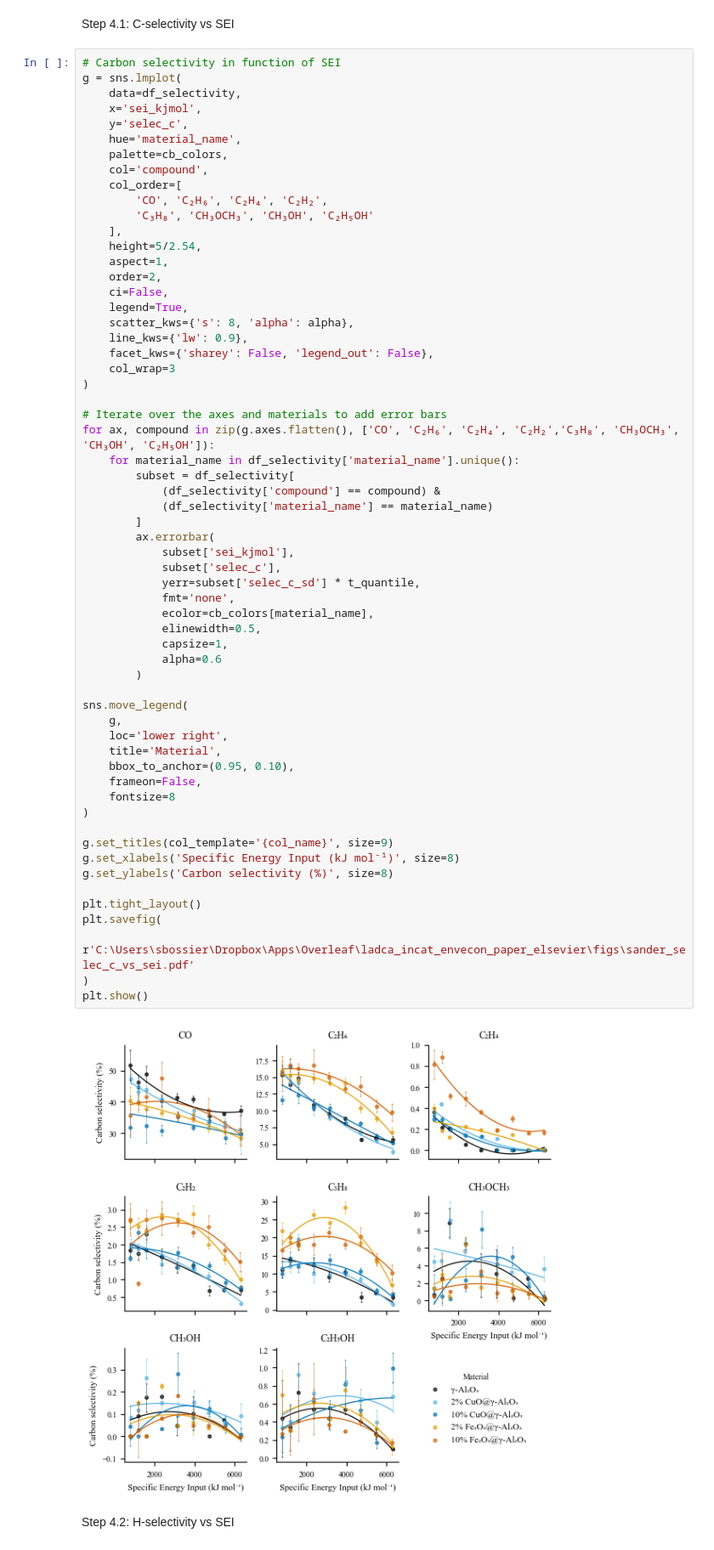
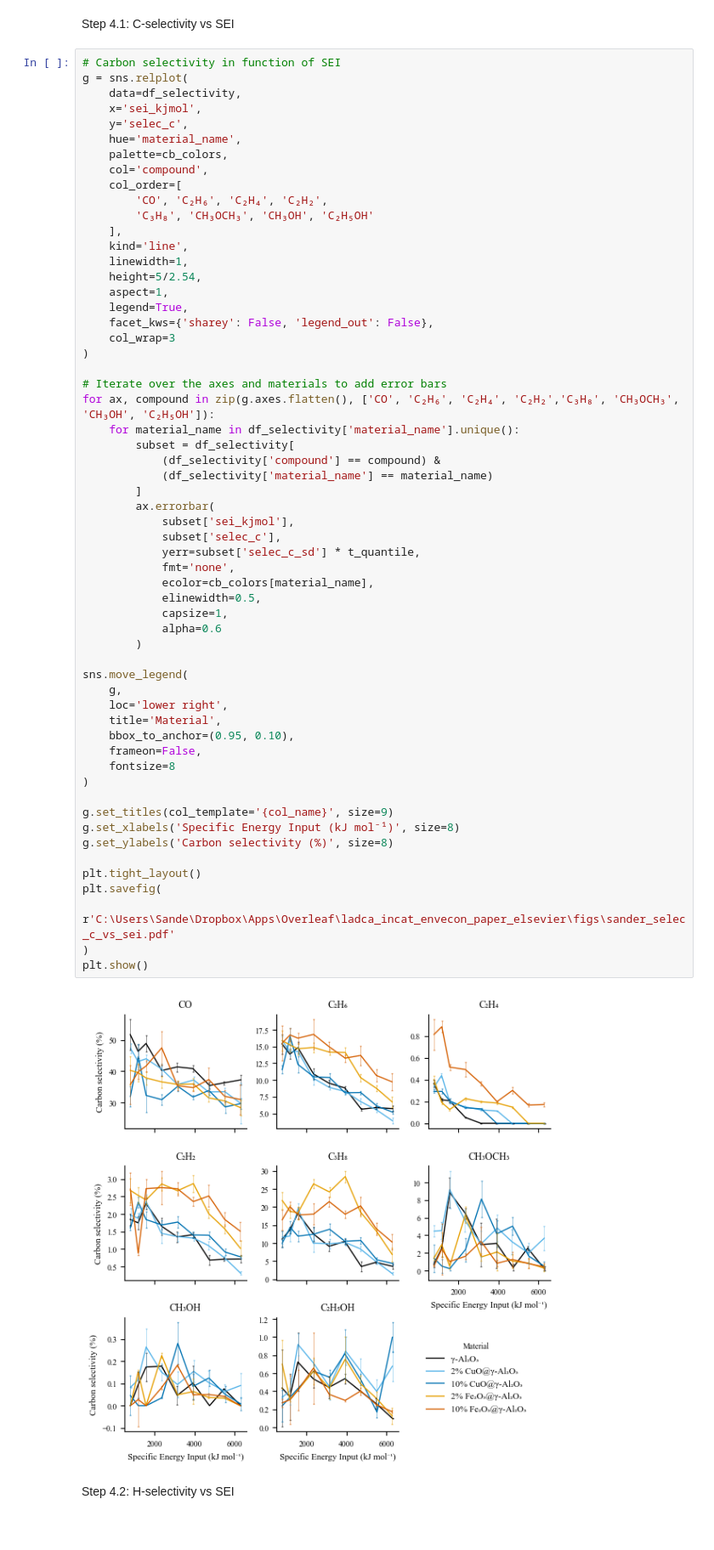
Before and after one commit to sbossier/ladca_incat_envecon_paper, a Jupyter notebook: ipynb/visualisation_chemical.ipynb, the cells around one changed output. Shown at 85% size. Saved outputs shown, nothing was run; the diff lists cells and outputs as text.

```diff
--- a/ipynb/visualisation_chemical.ipynb
+++ b/ipynb/visualisation_chemical.ipynb
@@ -449,7 +449,7 @@ df_selectivity = df[
 Step 4.1: C-selectivity vs SEI
 # %%
 # Carbon selectivity in function of SEI
-g = sns.lmplot(
+g = sns.relplot(
 	data=df_selectivity,
 	x='sei_kjmol',
 	y='selec_c',
@@ -460,13 +460,11 @@ g = sns.lmplot(
 		'CO', 'C₂H₆', 'C₂H₄', 'C₂H₂',
 		'C₃H₈', 'CH₃OCH₃', 'CH₃OH', 'C₂H₅OH'
 	],
+	kind='line',
+	linewidth=1,
 	height=5/2.54,
 	aspect=1,
-	order=2,
-	ci=False,
 	legend=True,
-	scatter_kws={'s': 8, 'alpha': alpha},
-	line_kws={'lw': 0.9},
 	facet_kws={'sharey': False, 'legend_out': False},
 	col_wrap=3
 )
@@ -480,35 +478,35 @@ for ax, compound in zip(g.axes.flatten(), ['CO', 'C₂H₆', 'C₂H₄', 'C₂H
 		]
 		ax.errorbar(
 			subset['sei_kjmol'],
 			subset['selec_c'],
 			yerr=subset['selec_c_sd'] * t_quantile,
 			fmt='none',
 			ecolor=cb_colors[material_name],
 			elinewidth=0.5,
 			capsize=1,
 			alpha=0.6
 		)
 
 sns.move_legend(
 	g,
 	loc='lower right',
 	title='Material',
 	bbox_to_anchor=(0.95, 0.10),
 	frameon=False,
 	fontsize=8
 )
 
 g.set_titles(col_template='{col_name}', size=9)
 g.set_xlabels('Specific Energy Input (kJ mol⁻¹)', size=8)
 g.set_ylabels('Carbon selectivity (%)', size=8)
 
 plt.tight_layout()
 plt.savefig(
-	r'C:\Users\sbossier\Dropbox\Apps\Overleaf\ladca_incat_envecon_paper_elsevier\figs\sander_selec_c_vs_sei.pdf'
+	r'C:\Users\Sande\Dropbox\Apps\Overleaf\ladca_incat_envecon_paper_elsevier\figs\sander_selec_c_vs_sei.pdf'
 )
 plt.show()
 # %% [output]
-[figure, old version]
+[figure, new version]
 # %% [markdown]
 Step 4.2: H-selectivity vs SEI
 # %%
```
Also changed, not shown: parts of 13 cells of this notebook, 1 other file.
